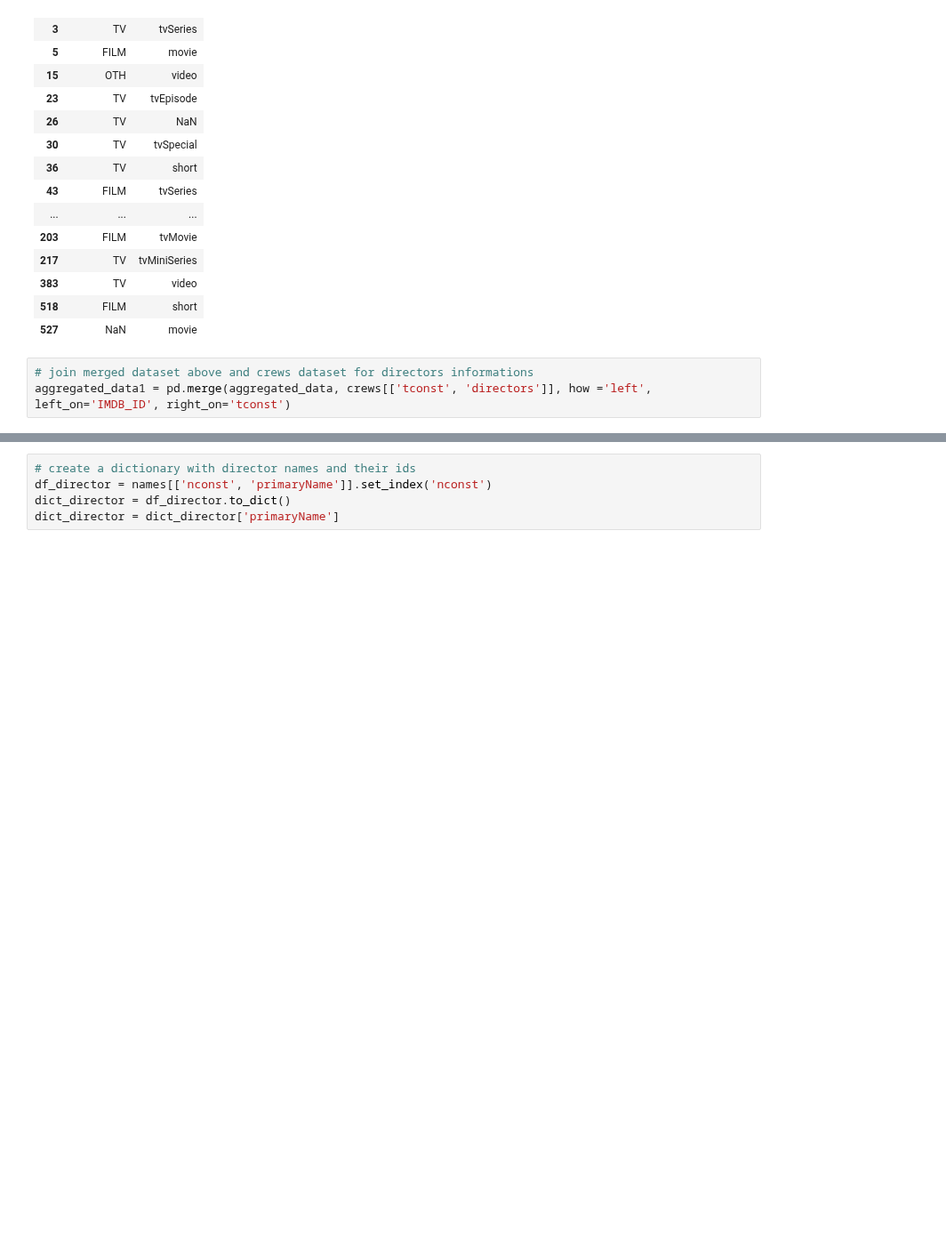
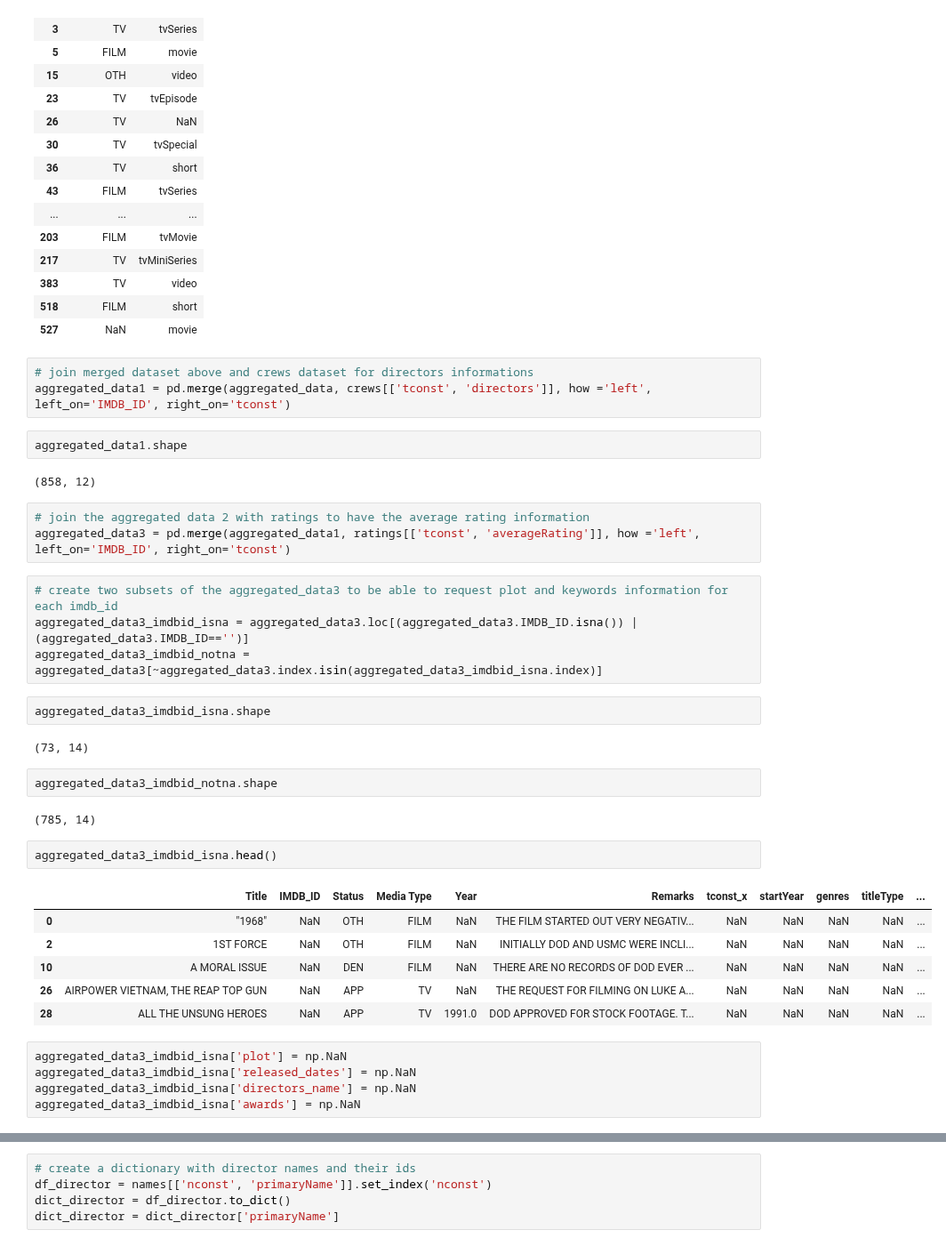
Before and after one commit to ravinitheshreddy/SubtlePropaganda, a Jupyter notebook: data_preparation.ipynb, the cells around one changed output, grey strips where cells are left out. Shown at 89% size. Saved outputs shown, nothing was run; the diff lists cells and outputs as text; blank space fills up the shorter version.

```diff
--- a/data_preparation.ipynb
+++ b/data_preparation.ipynb
@@ -102,3 +99,36 @@ aggregated_data[['Media Type', 'titleType']].drop_duplicates()#[(aggregated_data
 # %%
 # join merged dataset above and crews dataset for directors informations
 aggregated_data1 = pd.merge(aggregated_data, crews[['tconst', 'directors']], how ='left', left_on='IMDB_ID', right_on='tconst')
+# %%
+aggregated_data1.shape
+# %% [output]
+(858, 12)
+# %%
+# join the aggregated data 2 with ratings to have the average rating information
+aggregated_data3 = pd.merge(aggregated_data1, ratings[['tconst', 'averageRating']], how ='left', left_on='IMDB_ID', right_on='tconst')
+# %%
+# create two subsets of the aggregated_data3 to be able to request plot and keywords information for each imdb_id
+aggregated_data3_imdbid_isna = aggregated_data3.loc[(aggregated_data3.IMDB_ID.isna()) | (aggregated_data3.IMDB_ID=='')]
+aggregated_data3_imdbid_notna = aggregated_data3[~aggregated_data3.index.isin(aggregated_data3_imdbid_isna.index)]
+# %%
+aggregated_data3_imdbid_isna.shape
+# %% [output]
+(73, 14)
+# %%
+aggregated_data3_imdbid_notna.shape
+# %% [output]
+(785, 14)
+# %%
+aggregated_data3_imdbid_isna.head()
+# %% [output]
+|  | Title | IMDB_ID | Status | Media Type | Year | Remarks | tconst_x | startYear | genres | titleType | ... |
+| 0 | "1968" | NaN | OTH | FILM | NaN | THE FILM STARTED OUT VERY NEGATIV... | NaN | NaN | NaN | NaN | ... |
+| 2 | 1ST FORCE | NaN | OTH | FILM | NaN | INITIALLY DOD AND USMC WERE INCLI... | NaN | NaN | NaN | NaN | ... |
+| 10 | A MORAL ISSUE | NaN | DEN | FILM | NaN | THERE ARE NO RECORDS OF DOD EVER ... | NaN | NaN | NaN | NaN | ... |
+| 26 | AIRPOWER VIETNAM, THE REAP TOP GUN | NaN | APP | TV | NaN | THE REQUEST FOR FILMING ON LUKE A... | NaN | NaN | NaN | NaN | ... |
+| 28 | ALL THE UNSUNG HEROES | NaN | APP | TV | 1991.0 | DOD APPROVED FOR STOCK FOOTAGE. T... | NaN | NaN | NaN | NaN | ... |
+# %%
+aggregated_data3_imdbid_isna['plot'] = np.NaN
+aggregated_data3_imdbid_isna['released_dates'] = np.NaN
+aggregated_data3_imdbid_isna['directors_name'] = np.NaN
+aggregated_data3_imdbid_isna['awards'] = np.NaN
```
Also changed, not shown: parts of 33 cells of this notebook, 1 other file.
